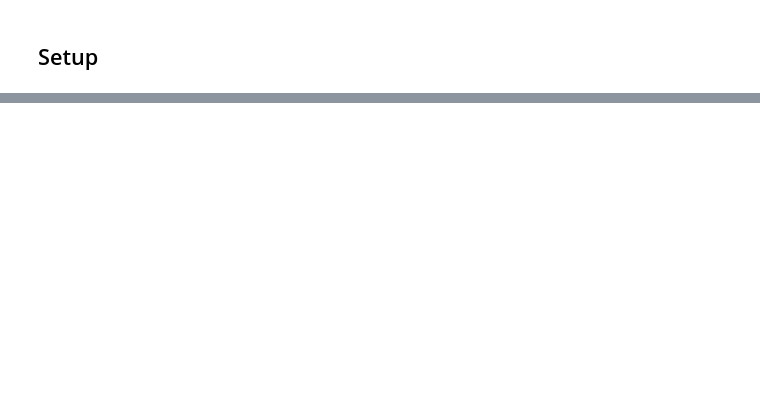
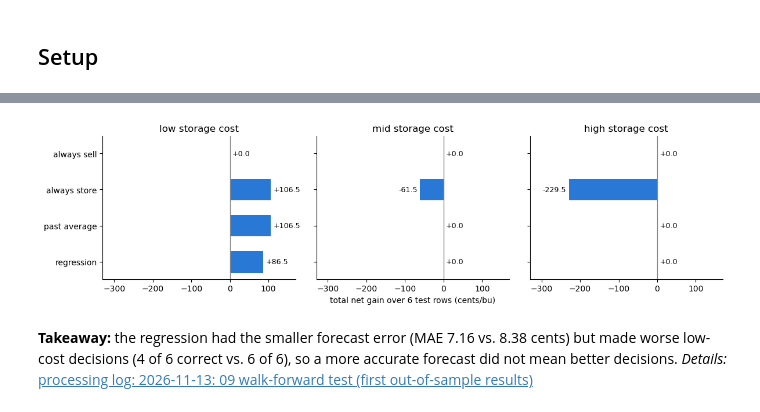
Before and after one commit to Jessie-Ren699/corn-storage-basis, a Jupyter notebook: notebooks/00_walkthrough.ipynb, the cells around one changed output, grey strips where cells are left out. Saved outputs shown, nothing was run; the diff lists cells and outputs as text; code cells hidden in the pictures; blank space fills up the shorter version.

Commit message:
Rewrite walkthrough notebook: question, pipeline map, step-by-step sections, results
Co-Authored-By: Claude Opus 5.5 <noreply@anthropic.com>

```diff
--- a/notebooks/00_walkthrough.ipynb
+++ b/notebooks/00_walkthrough.ipynb
@@ -210,0 +35,12 @@ shape: 12 rows x 8 columns
+# %%
+# Find the project folder, so the notebook runs from anywhere. Nothing below writes files.
+from pathlib import Path
+import sqlite3
+import pandas as pd
+import matplotlib.pyplot as plt
+from IPython.display import Image, display
+
+ROOT = Path.cwd()
+while not (ROOT / "notebooks/09_walk_forward.py").exists():
+    ROOT = ROOT.parent
+pd.set_option("display.width", 200); pd.set_option("display.max_columns", 20)
@@ -210,0 +336,7 @@ shape: 12 rows x 8 columns
+# %%
+# Average net gain over the 2 regions, and how many of the 2 regions stored profitably
+cases = ["low", "mid", "high"]
+net = gold.groupby("decision_year")[[f"net_gain_{c}_cents" for c in cases]].mean().round(1)
+wins = gold.groupby("decision_year")[[f"store_wins_{c}" for c in cases]].sum()
+net.columns = [f"{c}: net gain" for c in cases]; wins.columns = [f"{c}: wins of 2" for c in cases]
+display(pd.concat([net, wins], axis=1))
@@ -210,0 +377,14 @@ shape: 12 rows x 8 columns
+# %%
+# One chart: total net gain by strategy, one panel per storage case (0 = always sell)
+fig, axes = plt.subplots(1, 3, figsize=(12, 3.4), sharey=True)
+for ax, c in zip(axes, cases):
+    s = score[score["storage_case"] == c].set_index("strategy")["total_net_gain_cents"]
+    ax.barh(s.index, s.values, color="#2a78d6", height=0.6); ax.axvline(0, color="#888", lw=1)
+    ax.bar_label(ax.containers[0], fmt="%+.1f", padding=3, fontsize=9); ax.set_title(f"{c} storage cost")
+    ax.set_xlim(-330, 170); ax.spines[["top", "right"]].set_visible(False)
+axes[0].invert_yaxis()  # list strategies top-down in table order
+axes[1].set_xlabel("total net gain over 6 test rows (cents/bu)"); plt.tight_layout(); plt.show()
+# %% [output]
+[figure, added]
+# %% [markdown]
+**Takeaway:** the regression had the smaller forecast error (MAE 7.16 vs. 8.38 cents) but made worse low-cost decisions (4 of 6 correct vs. 6 of 6), so a more accurate forecast did not mean better decisions. *Details:* [processing log: 2026-11-13: 09 walk-forward test (first out-of-sample results)](../docs/processing_log.md#2026-11-13-09-walk-forward-test-first-out-of-sample-results)
```
Also changed, not shown: parts of 63 cells of this notebook.
